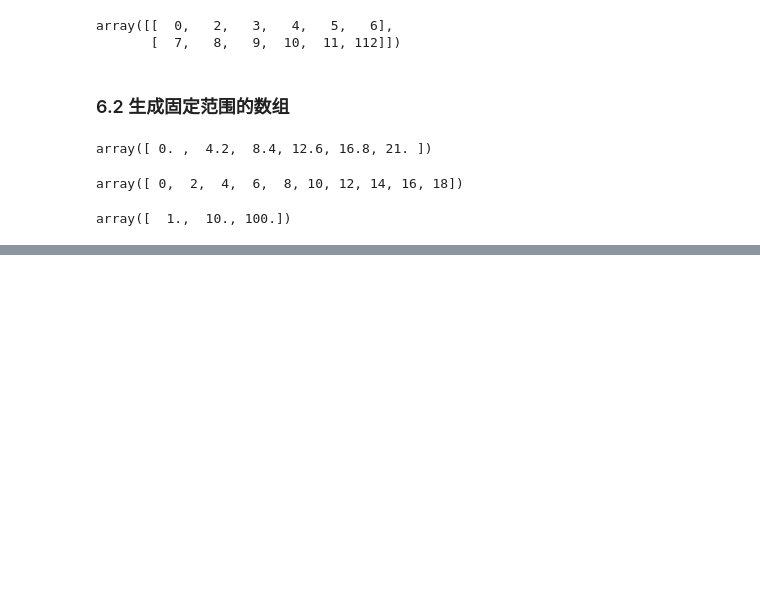
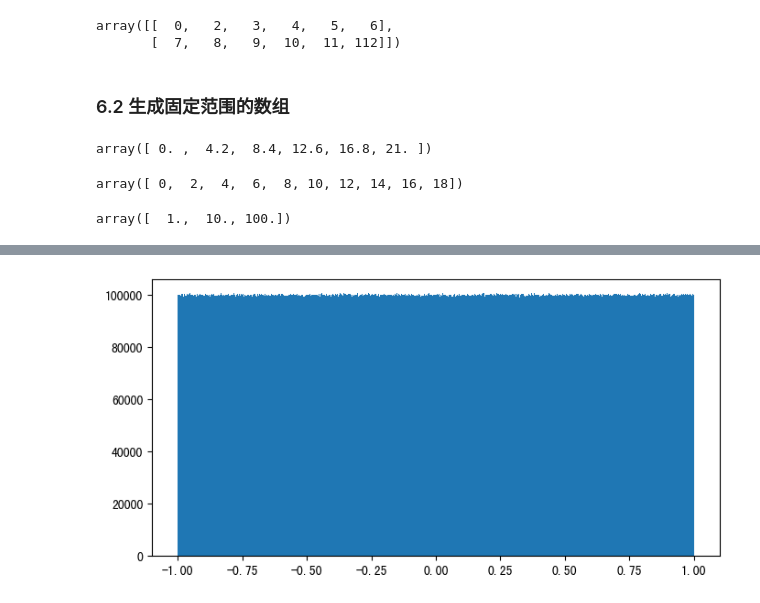
Before and after one commit to ThanlonSmith/machine-learning, a Jupyter notebook: 05.NumPy/NumPy.ipynb, the cells around one changed output, grey strips where cells are left out. Cells and saved outputs as stored; diff of their text form; code cells hidden in the pictures; blank space fills up the shorter version.

```diff
--- a/05.NumPy/NumPy.ipynb
+++ b/05.NumPy/NumPy.ipynb
@@ -376,0 +408,13 @@ array([  1.,  10., 100.])
+# %%
+# 导入模块
+import numpy as np
+# 准别数据，生成均匀分布的数据
+x = np.random.uniform(-1, 1, 100000000)
+# 创建画布
+plt.figure(figsize=(8,4), dpi=100)
+# 绘制图像(绘制直方图)
+plt.hist(x, 1000) # 1000:1000组数据，每一组有10万个数据
+# 显示图像
+plt.show()
+# %% [output]
+[figure, added]
```
Also changed, not shown: parts of 8 cells of this notebook, 1 other file.
